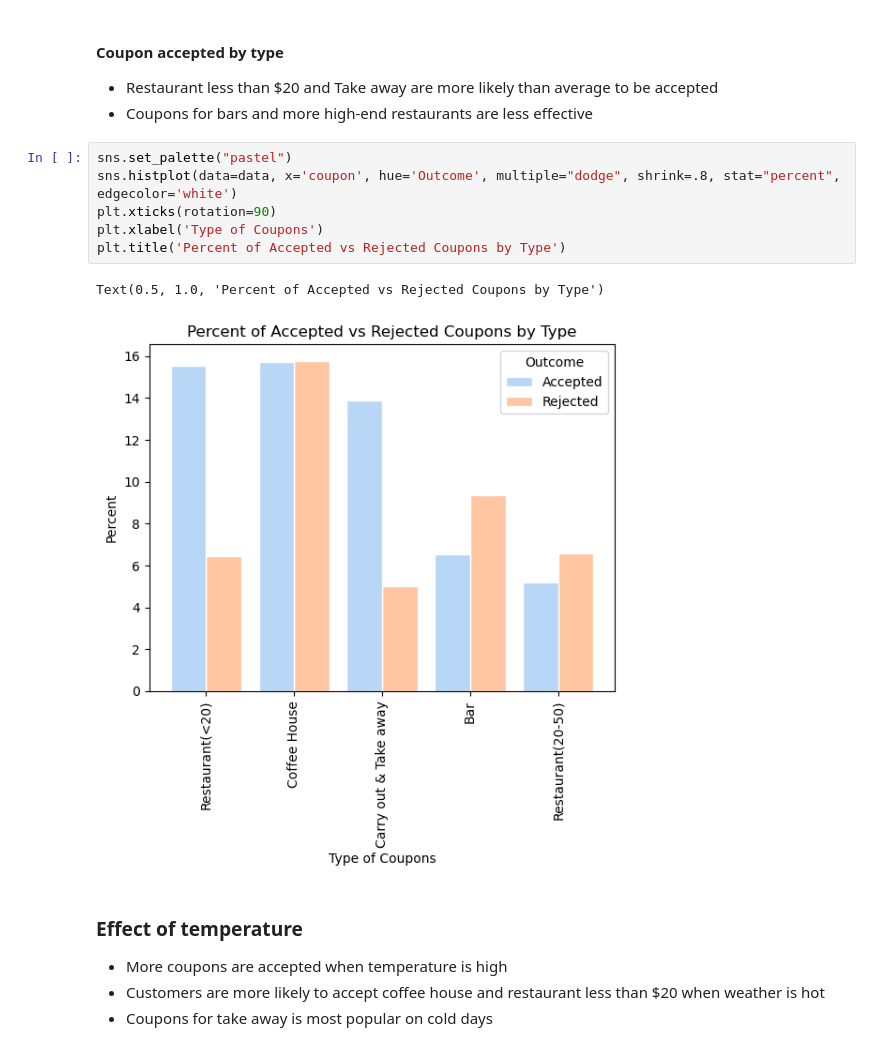
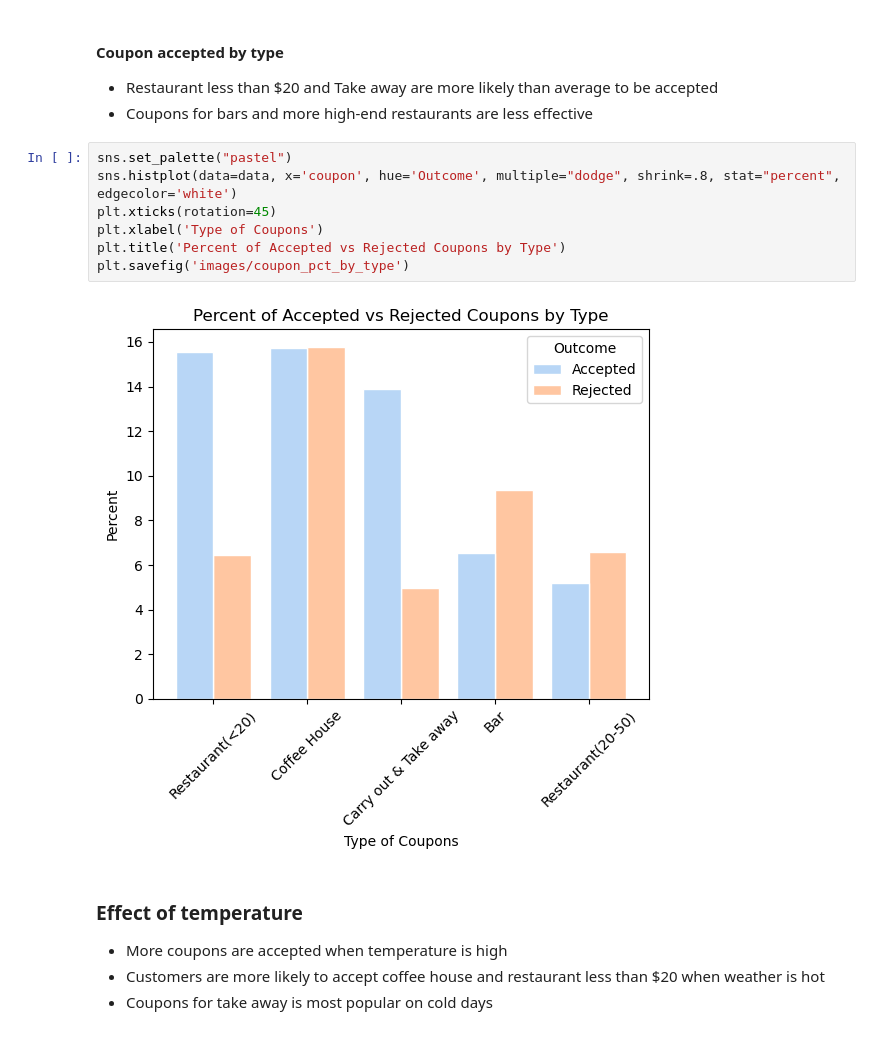
Before and after one commit to jullylau/UCB_Amazon_Coupon, a Jupyter notebook: assignment_5_1_JL.ipynb, the cells around one changed output. Saved outputs shown, nothing was run; the diff lists cells and outputs as text.

Commit message:
MAIN Images

```diff
--- a/assignment_5_1_JL.ipynb
+++ b/assignment_5_1_JL.ipynb
@@ -212,12 +212,12 @@ Name: Y, dtype: float64
 # %%
 sns.set_palette("pastel")
 sns.histplot(data=data, x='coupon', hue='Outcome', multiple="dodge", shrink=.8, stat="percent", edgecolor='white')
-plt.xticks(rotation=90)
+plt.xticks(rotation=45)
 plt.xlabel('Type of Coupons')
 plt.title('Percent of Accepted vs Rejected Coupons by Type')
+plt.savefig('images/coupon_pct_by_type')
 # %% [output]
-Text(0.5, 1.0, 'Percent of Accepted vs Rejected Coupons by Type')
-[figure, old version]
+[figure, new version]
 # %% [markdown]
 ### Effect of temperature
  - More coupons are accepted when temperature is high
```
Also changed, not shown: parts of 13 cells of this notebook, 14 other files.
